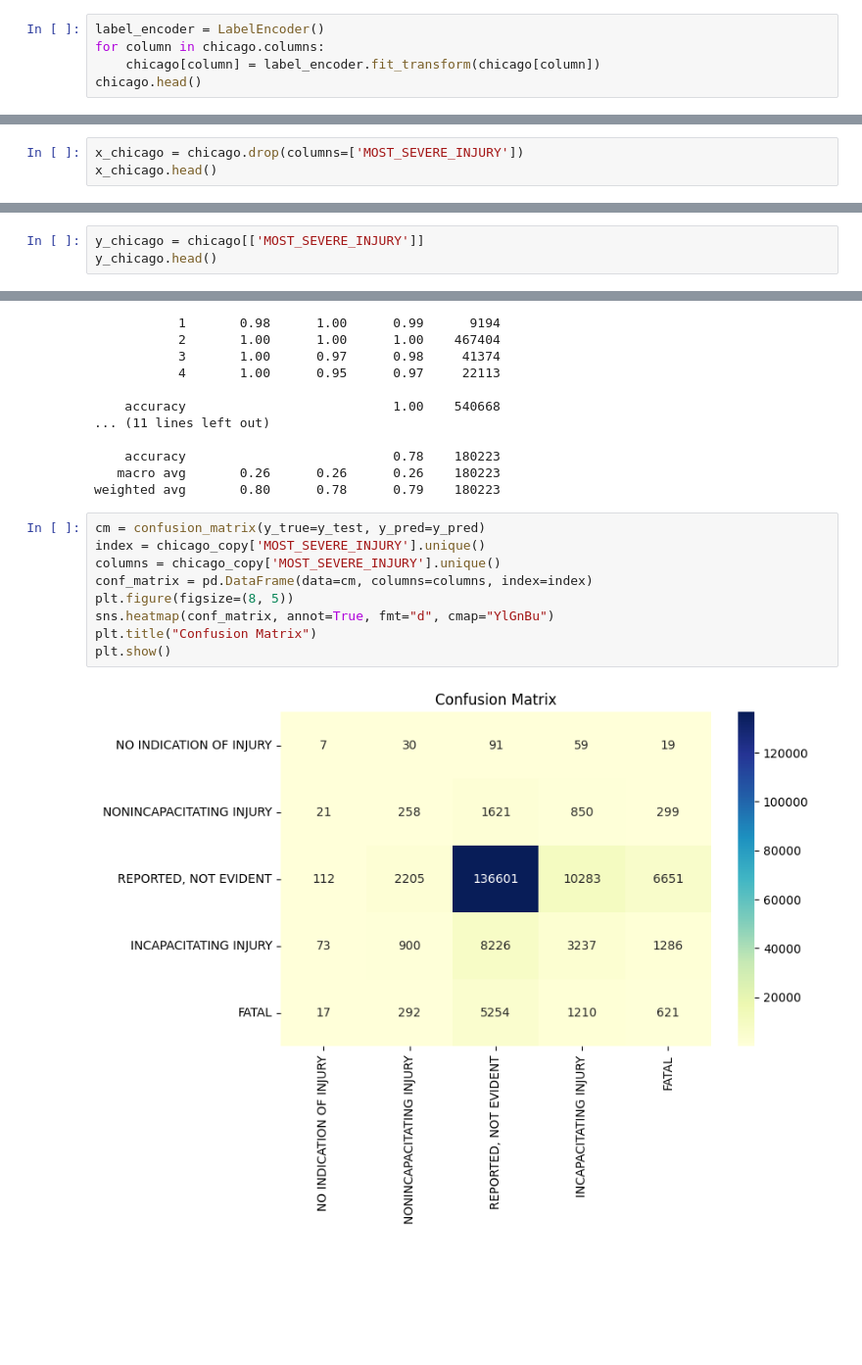
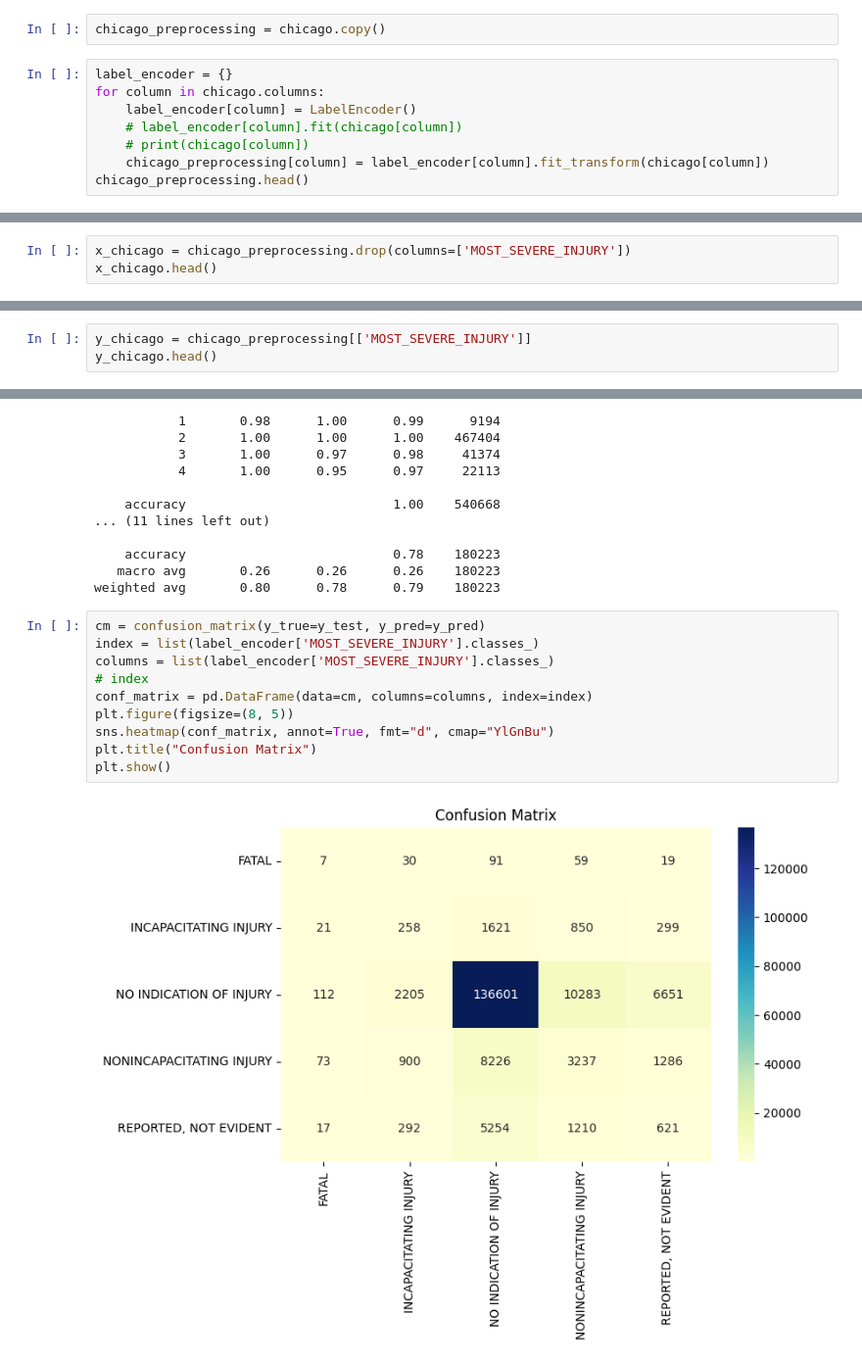
Before and after one commit to HuyHoangTuan/accidents_data_governance, a Jupyter notebook: src/note_book/main.ipynb, the cells around one changed output, grey strips where cells are left out. Shown at 98% size. Saved outputs shown, nothing was run; the diff lists cells and outputs as text; blank space fills up the shorter version.

```diff
--- a/src/note_book/main.ipynb
+++ b/src/note_book/main.ipynb
@@ -122,10 +122,15 @@ plt.show()
 # %% [markdown]
 # Data Preprocessing
+# %%
+chicago_preprocessing = chicago.copy()
 # %%
-label_encoder = LabelEncoder()
+label_encoder = {}
 for column in chicago.columns:
-    chicago[column] = label_encoder.fit_transform(chicago[column])
-chicago.head()
+    label_encoder[column] = LabelEncoder()
+    # label_encoder[column].fit(chicago[column])
+    # print(chicago[column])
+    chicago_preprocessing[column] = label_encoder[column].fit_transform(chicago[column])
+chicago_preprocessing.head()
 # %% [output]
 |  | POSTED_SPEED_LIMIT | TRAFFIC_CONTROL_DEVICE | DEVICE_CONDITION | WEATHER_CONDITION | LIGHTING_CONDITION | ... |
 | 0 | 14 | 4 | 3 | 2 | 1 | ... |
@@ -135,7 +140,7 @@ chicago.head()
 | 4 | 28 | 15 | 1 | 2 | 0 | ... |
 5 rows × 21 columns
 # %%
-x_chicago = chicago.drop(columns=['MOST_SEVERE_INJURY'])
+x_chicago = chicago_preprocessing.drop(columns=['MOST_SEVERE_INJURY'])
 x_chicago.head()
 # %% [output]
 |  | POSTED_SPEED_LIMIT | TRAFFIC_CONTROL_DEVICE | DEVICE_CONDITION | WEATHER_CONDITION | LIGHTING_CONDITION | ... |
@@ -145,7 +150,7 @@ x_chicago.head()
 | 3 | 23 | 4 | 3 | 2 | 0 | ... |
 | 4 | 28 | 15 | 1 | 2 | 0 | ... |
 # %%
-y_chicago = chicago[['MOST_SEVERE_INJURY']]
+y_chicago = chicago_preprocessing[['MOST_SEVERE_INJURY']]
 y_chicago.head()
 # %% [output]
 |  | MOST_SEVERE_INJURY |
@@ -291,13 +280,14 @@ F1: 0.25872251966086396
 weighted avg       0.80      0.78      0.79    180223
 # %%
 cm = confusion_matrix(y_true=y_test, y_pred=y_pred)
-index = chicago_copy['MOST_SEVERE_INJURY'].unique()
-columns = chicago_copy['MOST_SEVERE_INJURY'].unique()
+index = list(label_encoder['MOST_SEVERE_INJURY'].classes_)
+columns = list(label_encoder['MOST_SEVERE_INJURY'].classes_)
+# index
 conf_matrix = pd.DataFrame(data=cm, columns=columns, index=index)
 plt.figure(figsize=(8, 5))
 sns.heatmap(conf_matrix, annot=True, fmt="d", cmap="YlGnBu")
 plt.title("Confusion Matrix")
 plt.show()
 # %% [output]
-[figure, old version]
+[figure, new version]
 # %%
```
Also changed, not shown: parts of 5 cells of this notebook.
